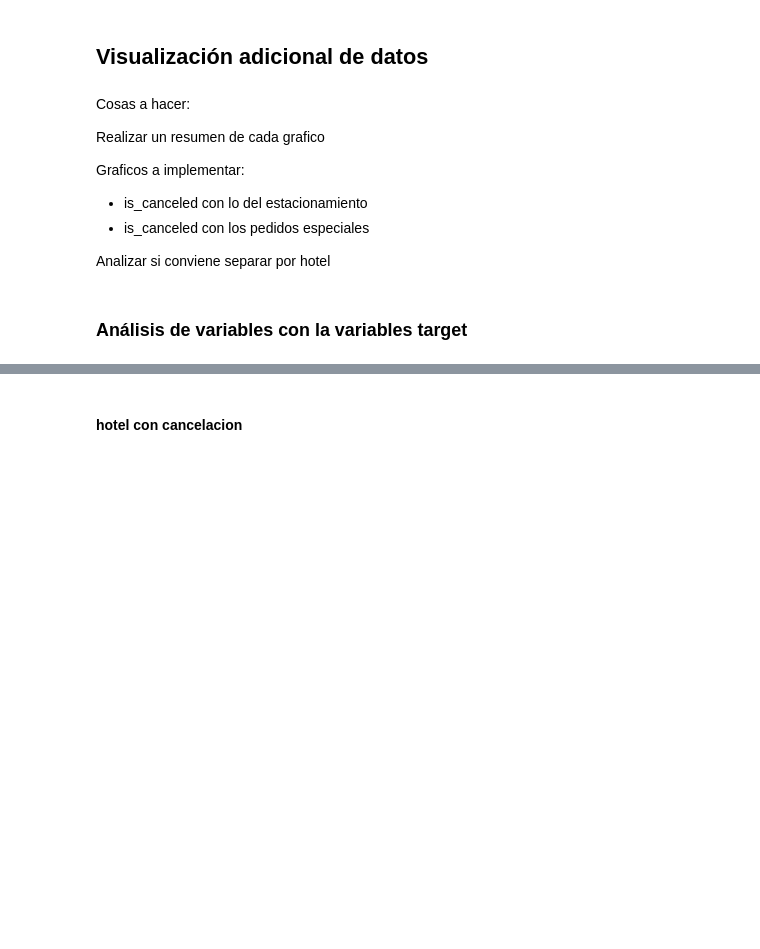
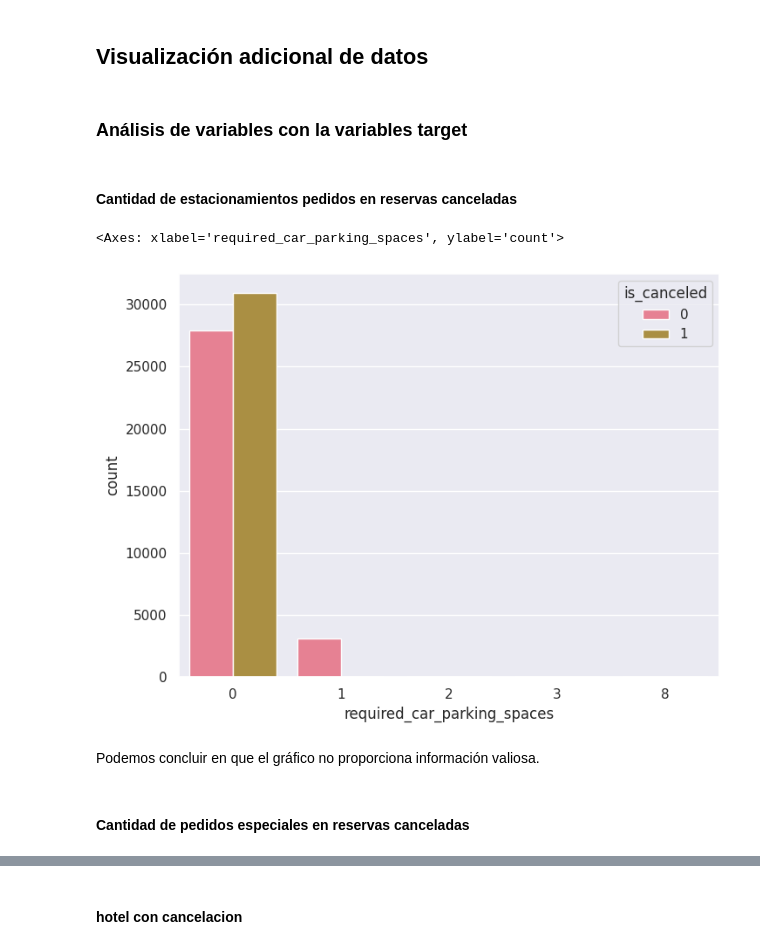
Before and after one commit to FrancoSecchi/7506R-1C2023-GRUPO02, a Jupyter notebook: 7506R_TP1_GRUPO02_CHP1_ENTREGA.ipynb, the cells around one changed output, grey strips where cells are left out. Drawn from its saved outputs; the diff is of its cells as text; code cells hidden in the pictures; blank space fills up the shorter version.

```diff
--- a/7506R_TP1_GRUPO02_CHP1_ENTREGA.ipynb
+++ b/7506R_TP1_GRUPO02_CHP1_ENTREGA.ipynb
@@ -1286,14 +1290,15 @@ sns.heatmap(corr_matrix, annot=True, xticklabels=variables_cualitativas, ytickla
 # %% [markdown]
 ## Visualización adicional de datos
-# %% [markdown]
-Cosas a hacer:
-
-Realizar un resumen de cada grafico
-
-Graficos a implementar:
-- is_canceled con lo del estacionamiento
-- is_canceled con los pedidos especiales
-
-Analizar si conviene separar por hotel
 # %% [markdown]
 ### Análisis de variables con la variables **target**
+# %% [markdown]
+#### Cantidad de estacionamientos pedidos en reservas canceladas
+# %%
+sns.countplot(df_hotels_train, x = 'required_car_parking_spaces', hue="is_canceled")
+# %% [output]
+<Axes: xlabel='required_car_parking_spaces', ylabel='count'>
+[figure, added]
+# %% [markdown]
+Podemos concluir en que el gráfico no proporciona información valiosa.
+# %% [markdown]
+#### Cantidad de pedidos especiales en reservas canceladas
```
Also changed, not shown: parts of 98 cells of this notebook.
